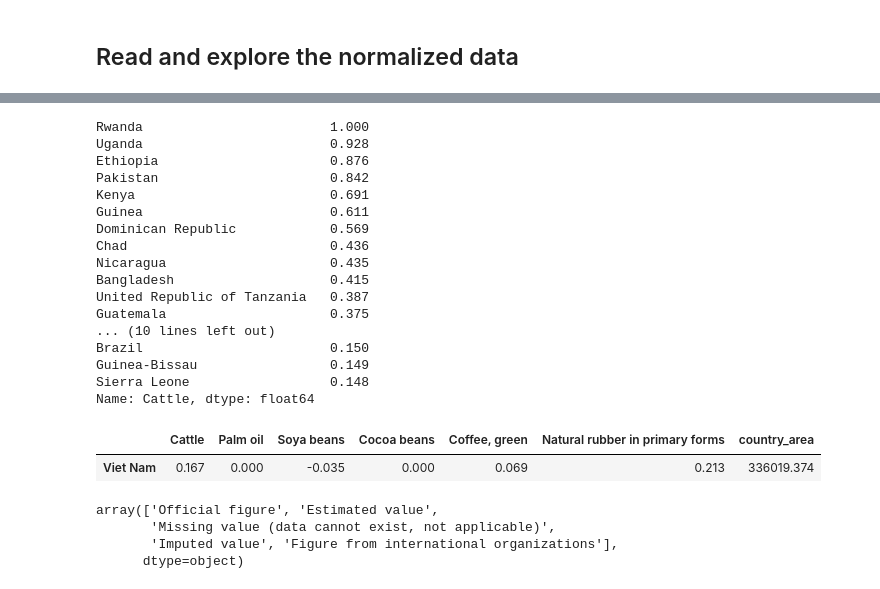
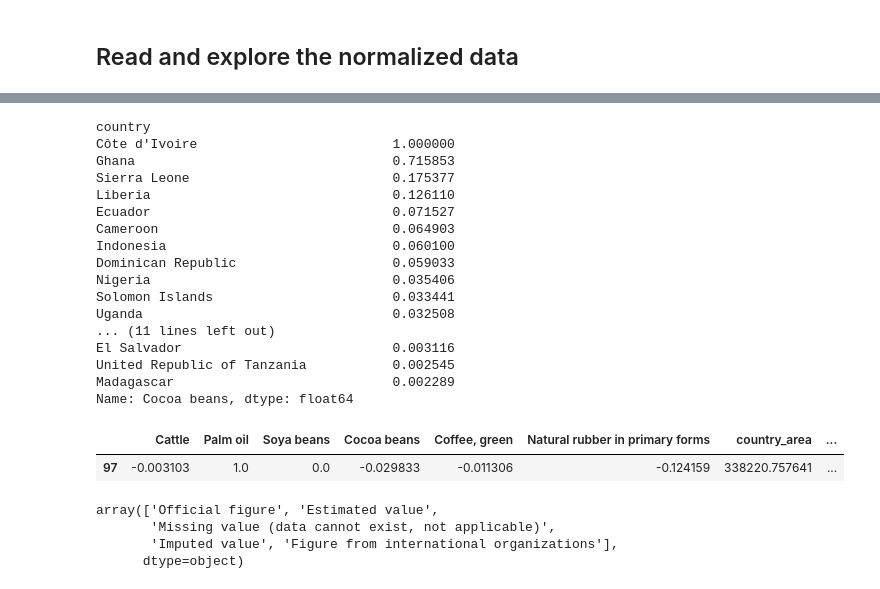
Before and after one commit to janpisl/location-encoding, a Jupyter notebook: notebooks/FAOSTAT data processing.ipynb, the cells around one changed output, grey strips where cells are left out. Saved outputs shown, nothing was run; the diff lists cells and outputs as text; code cells hidden in the pictures.

```diff
--- a/notebooks/FAOSTAT data processing.ipynb
+++ b/notebooks/FAOSTAT data processing.ipynb
@@ -361,3 +367,5 @@ norm_df = pd.read_csv('../data/tmp/faostat_reports.csv')
 #norm_df['geometry'] = gpd.GeoSeries.from_wkt(norm_df['geometry'])
 
 #gdf = gpd.GeoDataFrame(norm_df)
+# %%
+tmp = norm_df.set_index('country')
@@ -364,32 +389,32 @@ norm_df = pd.read_csv('../data/tmp/faostat_reports.csv')
 # %%
-norm_df['Cattle'].sort_values(ascending=False)[:25]
+tmp['Cocoa beans'].sort_values(ascending=False)[:25]
 # %% [output]
-Rwanda                        1.000
-Uganda                        0.928
-Ethiopia                      0.876
-Pakistan                      0.842
-Kenya                         0.691
-Guinea                        0.611
-Dominican Republic            0.569
-Chad                          0.436
-Nicaragua                     0.435
-Bangladesh                    0.415
-United Republic of Tanzania   0.387
-Guatemala                     0.375
-... (10 lines left out)
-Brazil                        0.150
-Guinea-Bissau                 0.149
-Sierra Leone                  0.148
-Name: Cattle, dtype: float64
+country
+Côte d'Ivoire                         1.000000
+Ghana                                 0.715853
+Sierra Leone                          0.175377
+Liberia                               0.126110
+Ecuador                               0.071527
+Cameroon                              0.064903
+Indonesia                             0.060100
+Dominican Republic                    0.059033
+Nigeria                               0.035406
+Solomon Islands                       0.033441
+Uganda                                0.032508
+... (11 lines left out)
+El Salvador                           0.003116
+United Republic of Tanzania           0.002545
+Madagascar                            0.002289
+Name: Cocoa beans, dtype: float64
 # %%
 norm_df.to_csv('../data/tmp/faostat_reports.csv', index=False)
 # %%
 norm_df['country'] = tropical_countries['name'].reset_index(drop=True)
 # %%
-norm_df.loc[norm_df.index == "Viet Nam"]
+norm_df.loc[norm_df['country'] == "Malaysia"]
 # %% [output]
-|  | Cattle | Palm oil | Soya beans | Cocoa beans | Coffee, green | Natural rubber in primary forms | country_area |
-| Viet Nam | 0.167 | 0.000 | -0.035 | 0.000 | 0.069 | 0.213 | 336019.374 |
+|  | Cattle | Palm oil | Soya beans | Cocoa beans | Coffee, green | Natural rubber in primary forms | country_area | ... |
+| 97 | -0.003103 | 1.0 | 0.0 | -0.029833 | -0.011306 | -0.124159 | 338220.757641 | ... |
 # %%
 df_filtered['Flag Description'].unique()
 # %% [output]
```
Also changed, not shown: parts of 3 cells of this notebook, 8 other files.
